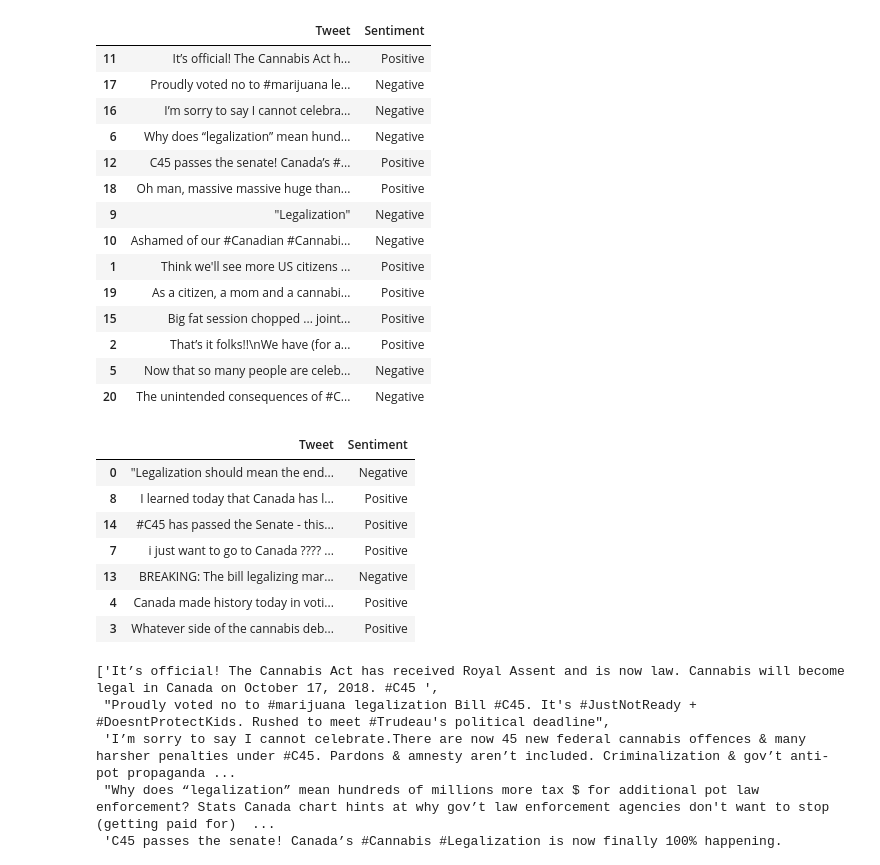
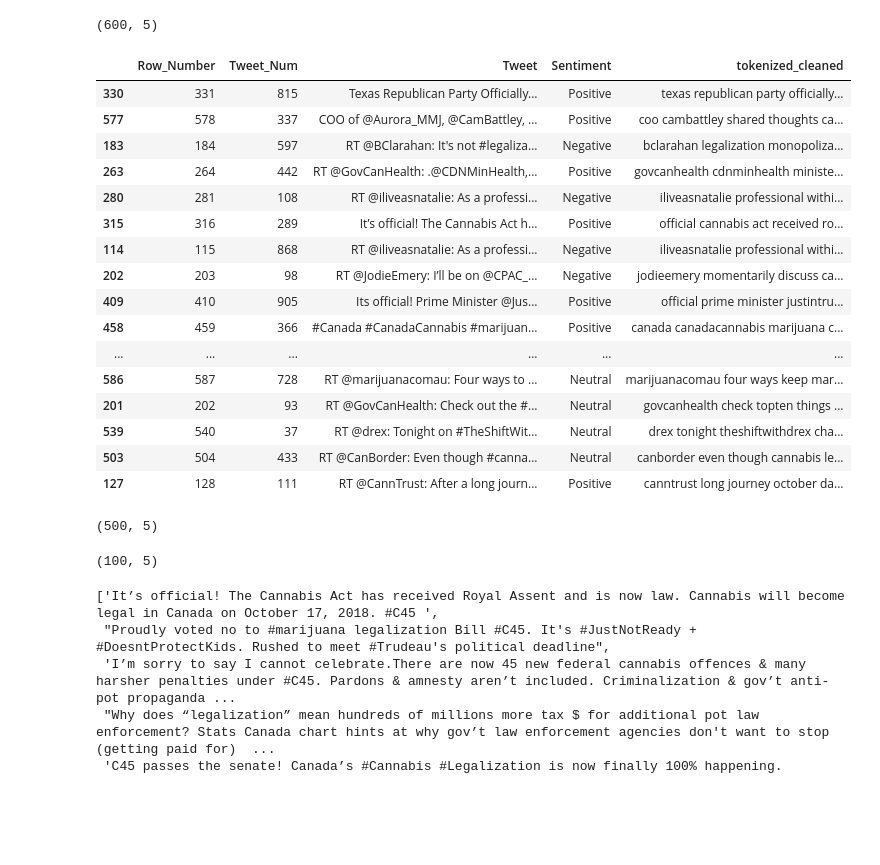
Before and after one commit to moniqueardizzi/bda102assignment4, a Jupyter notebook: Model Building/Model Build.ipynb, the cells around one changed output. Saved outputs shown, nothing was run; the diff lists cells and outputs as text; code cells hidden in the pictures; blank space fills up the shorter version.

Commit message:
Starting to work with cleaned labelled data in python

```diff
--- a/Model Building/Model Build.ipynb
+++ b/Model Building/Model Build.ipynb
@@ -2,10 +2,10 @@
 ## Model Building
 import os
 os.getcwd()
-os.chdir('C:\\Users\\mardizz\\Desktop\\BDA102\\Datasets')
+os.chdir('C:\\Users\\mardizz\\Desktop\\Repos\\bda102assignment4\Model Building')
 
-# Import practice tweet set
+# Import labelled train and test data
 import pandas as pd
-tweets=pd.read_csv('tweets.csv', encoding='cp1252')
-tweets
+train_test_tweets=pd.read_csv('tweets_2_with_sentiment_and_clean_train_test.csv', encoding='utf-8')
+train_test_tweets.head(20)
 # %% [output]
@@ -29,38 +29,45 @@ tweets
+# %%
+# Checking dimensions
+train_test_tweets.shape
+# %% [output]
+(600, 5)
 # %%
-# SPLIT into train and test
+# Split the data into train and test
+# There are 600 tweets and we must build a model using 500, so we keep 100 for testing
 import pandas as pd
 import numpy as np
 from sklearn.model_selection import train_test_split
 
-train_tweets, test_tweets = train_test_split(tweets, test_size=0.3)
-train_tweets
+train_tweets, test_tweets = train_test_split(train_test_tweets, test_size=1/6)
+train_tweets.head(20)
 # %% [output]
-|  | Tweet | Sentiment |
-| 11 | It’s official! The Cannabis Act h... | Positive |
-| 17 | Proudly voted no to #marijuana le... | Negative |
-| 16 | I’m sorry to say I cannot celebra... | Negative |
-| 6 | Why does “legalization” mean hund... | Negative |
-| 12 | C45 passes the senate! Canada’s #... | Positive |
-| 18 | Oh man, massive massive huge than... | Positive |
-| 9 | "Legalization" | Negative |
-| 10 | Ashamed of our #Canadian #Cannabi... | Negative |
-| 1 | Think we'll see more US citizens ... | Positive |
-| 19 | As a citizen, a mom and a cannabi... | Positive |
-| 15 | Big fat session chopped ... joint... | Positive |
-| 2 | That’s it folks!!\nWe have (for a... | Positive |
-| 5 | Now that so many people are celeb... | Negative |
-| 20 | The unintended consequences of #C... | Negative |
+|  | Row_Number | Tweet_Num | Tweet | Sentiment | tokenized_cleaned |
+| 330 | 331 | 815 | Texas Republican Party Officially... | Positive | texas republican party officially... |
+| 577 | 578 | 337 | COO of @Aurora_MMJ, @CamBattley, ... | Positive | coo cambattley shared thoughts ca... |
+| 183 | 184 | 597 | RT @BClarahan: It's not #legaliza... | Negative | bclarahan legalization monopoliza... |
+| 263 | 264 | 442 | RT @GovCanHealth: .@CDNMinHealth,... | Positive | govcanhealth cdnminhealth ministe... |
+| 280 | 281 | 108 | RT @iliveasnatalie: As a professi... | Negative | iliveasnatalie professional withi... |
+| 315 | 316 | 289 | It’s official! The Cannabis Act h... | Positive | official cannabis act received ro... |
+| 114 | 115 | 868 | RT @iliveasnatalie: As a professi... | Negative | iliveasnatalie professional withi... |
+| 202 | 203 | 98 | RT @JodieEmery: I’ll be on @CPAC_... | Negative | jodieemery momentarily discuss ca... |
+| 409 | 410 | 905 | Its official! Prime Minister @Jus... | Positive | official prime minister justintru... |
+| 458 | 459 | 366 | #Canada #CanadaCannabis #marijuan... | Positive | canada canadacannabis marijuana c... |
+| ... | ... | ... | ... | ... | ... |
+| 586 | 587 | 728 | RT @marijuanacomau: Four ways to ... | Neutral | marijuanacomau four ways keep mar... |
+| 201 | 202 | 93 | RT @GovCanHealth: Check out the #... | Neutral | govcanhealth check topten things ... |
+| 539 | 540 | 37 | RT @drex: Tonight on #TheShiftWit... | Neutral | drex tonight theshiftwithdrex cha... |
+| 503 | 504 | 433 | RT @CanBorder: Even though #canna... | Neutral | canborder even though cannabis le... |
+| 127 | 128 | 111 | RT @CannTrust: After a long journ... | Positive | canntrust long journey october da... |
-# %%
-test_tweets
-# %% [output]
-|  | Tweet | Sentiment |
-| 0 | "Legalization should mean the end... | Negative |
-| 8 | I learned today that Canada has l... | Positive |
-| 14 | #C45 has passed the Senate - this... | Positive |
-| 7 | i just want to go to Canada ???? ... | Positive |
-| 13 | BREAKING: The bill legalizing mar... | Negative |
-| 4 | Canada made history today in voti... | Positive |
-| 3 | Whatever side of the cannabis deb... | Positive |
+# %%
+# Checking that train has 500 tweets
+train_tweets.shape
+# %% [output]
+(500, 5)
+# %%
+# Checking that test has 100 tweets
+test_tweets.shape
+# %% [output]
+(100, 5)
 # %%
 train_x=train_tweets['Tweet'].tolist()
 train_y=train_tweets['Sentiment'].tolist()
```
Also changed, not shown: parts of 1 cell of this notebook.
